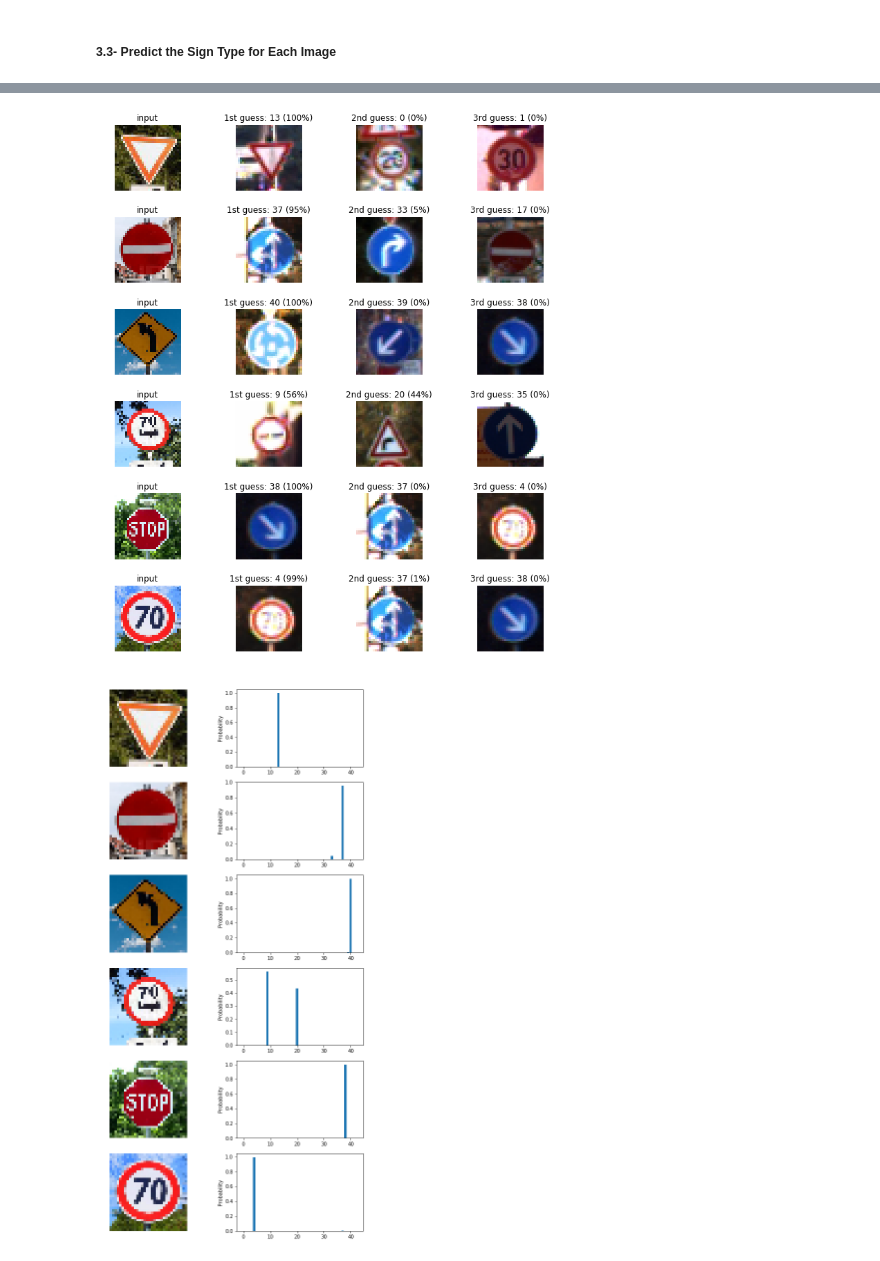
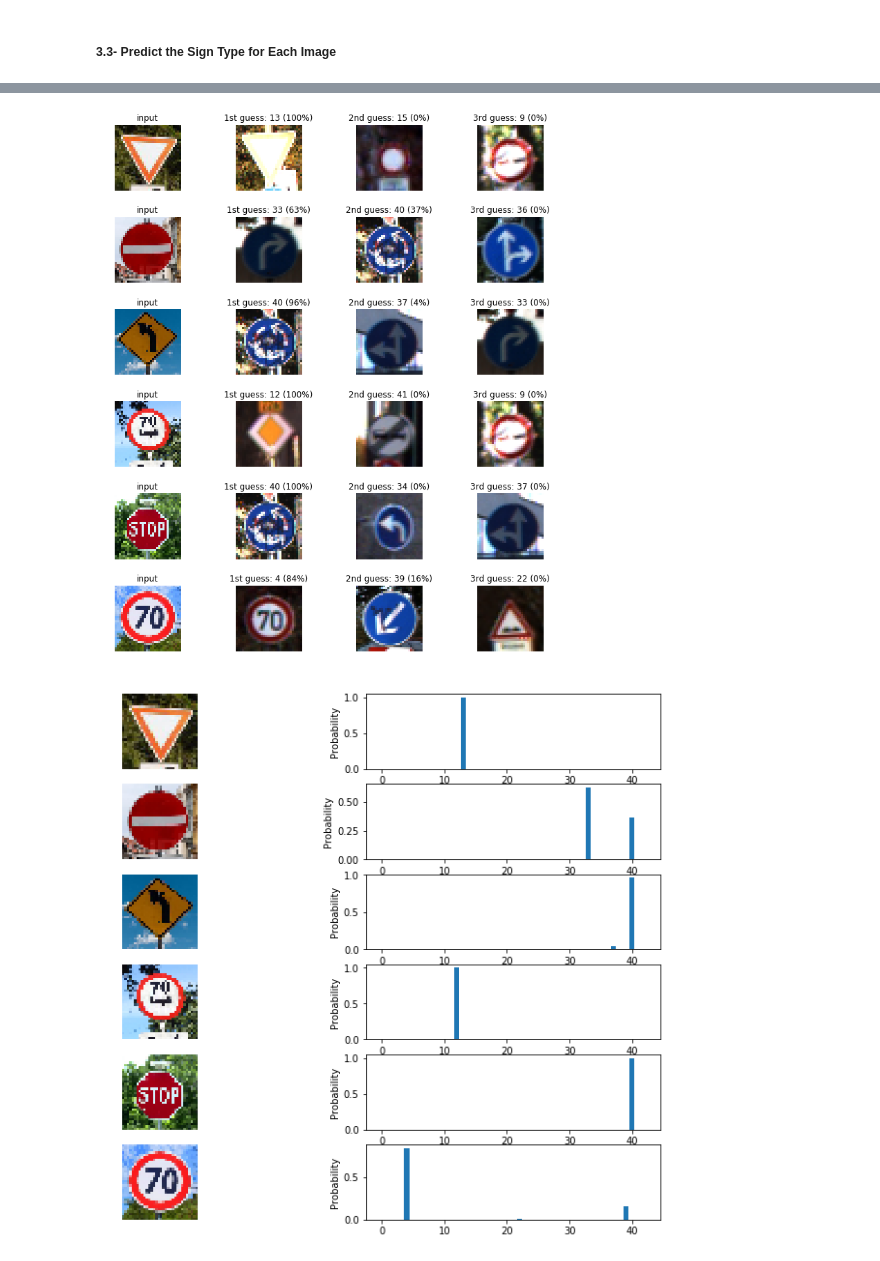
Before and after one commit to nk2655/SDC_1_Project_2_Traffic_Sign_Classifier, a Jupyter notebook: Traffic_Sign_Classifier.ipynb, the cells around one changed output, grey strips where cells are left out. Cells and saved outputs as stored; diff of their text form; code cells hidden in the pictures.

```diff
--- a/Traffic_Sign_Classifier.ipynb
+++ b/Traffic_Sign_Classifier.ipynb
@@ -199,7 +199,7 @@ y = tf.placeholder(tf.int32, (None))
 one_hot_y = tf.one_hot(y, 43)
 
 ### Hyperparameter
-epochs = 100
+epochs = 66
 batch_size = 128
 keep_prob = tf.placeholder(tf.float32)
 
@@ -289,3 +291,13 @@ for i, img in enumerate(glob.glob('images/*jpg')):
     axs[i].imshow(cv2.cvtColor(image, cv2.COLOR_BGR2RGB))
 # %% [output]
 [figure]
+# %%
+extral_labels = [13, 9, 34, 4, 14, 4]
+
+
+with tf.Session() as sess:
+    sess.run(tf.global_variables_initializer())
+    saver3 = tf.train.import_meta_graph('./lenet.meta')
+    saver3.restore(sess, "./lenet")
+    extra_accuracy = evaluate(normalized_images, extral_labels)
+    print("Extral Test Accuracy = {:.3f}".format(extra_accuracy))
@@ -344,19 +358,19 @@ for i, image in enumerate(resized_images):
     axs[4*i+3].imshow(x_validation[index3].squeeze(), cmap='gray')
     axs[4*i+3].set_title('3rd guess: {} ({:.0f}%)'.format(guess3, 100*top_5[0][i][2]))
 # %% [output]
-[figure, old version]
+[figure, new version]
 # %%
 ### Predicting probability
 
-fig, axs = plt.subplots(6,2, figsize=(12, 24))
+fig, axs = plt.subplots(6,2, figsize=(12, 10))
 axs = axs.ravel()
 
 for i in range(len(softmax_logits)*2):
     if i%2 == 0:
         axs[i].axis('off')
         axs[i].imshow(cv2.cvtColor(resized_images[i//2], cv2.COLOR_BGR2RGB))
     else:
         axs[i].bar(np.arange(n_classes), softmax_logits[(i-1)//2])
         axs[i].set_ylabel('Probability')
 # %% [output]
-[figure, old version]
+[figure, new version]
```
Also changed, not shown: parts of 5 cells of this notebook, 5 other files.
